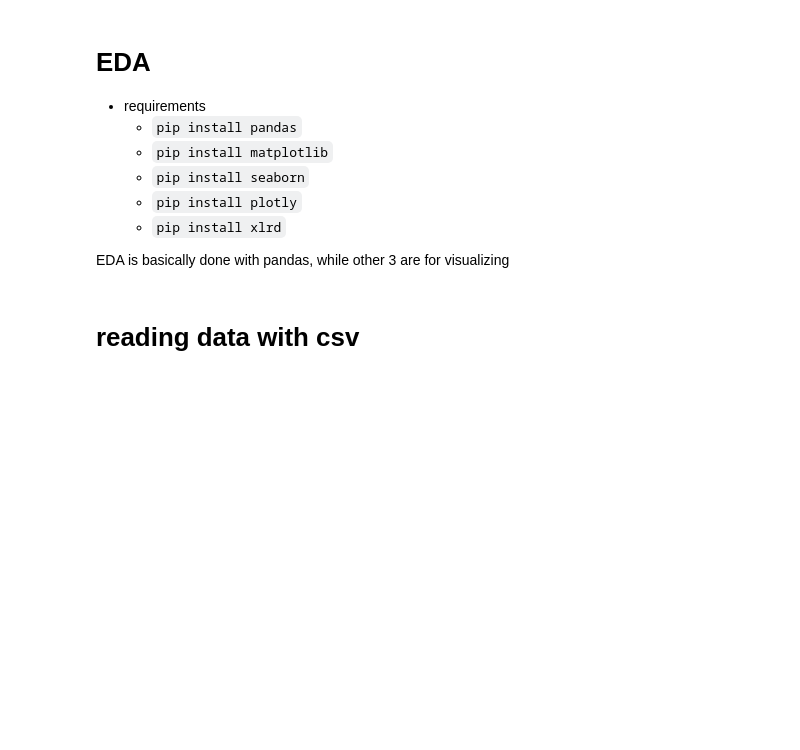
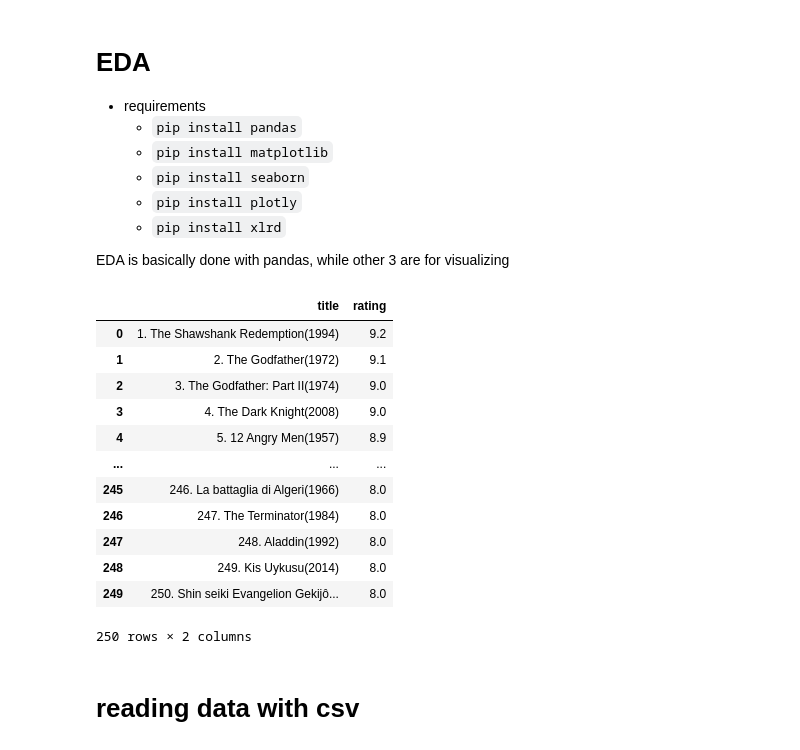
Before and after one commit to digipodium/PY_WSS_LT_29_JUL_2020, a Jupyter notebook: data_science/exploratory_data_analysis.ipynb, the cells around one changed output. Drawn from its saved outputs; the diff is of its cells as text; code cells hidden in the pictures; blank space fills up the shorter version.

```diff
--- a/data_science/exploratory_data_analysis.ipynb
+++ b/data_science/exploratory_data_analysis.ipynb
@@ -15,6 +15,22 @@ import seaborn as sns
 import plotly.express as px
 # %%
 topmovies = pd.read_excel('../top_movies_list.xlsx')
+# %%
+topmovies
+# %% [output]
+|  | title | rating |
+| 0 | 1. The Shawshank Redemption(1994) | 9.2 |
+| 1 | 2. The Godfather(1972) | 9.1 |
+| 2 | 3. The Godfather: Part II(1974) | 9.0 |
+| 3 | 4. The Dark Knight(2008) | 9.0 |
+| 4 | 5. 12 Angry Men(1957) | 8.9 |
+| ... | ... | ... |
+| 245 | 246. La battaglia di Algeri(1966) | 8.0 |
+| 246 | 247. The Terminator(1984) | 8.0 |
+| 247 | 248. Aladdin(1992) | 8.0 |
+| 248 | 249. Kis Uykusu(2014) | 8.0 |
+| 249 | 250. Shin seiki Evangelion Gekijô... | 8.0 |
+250 rows × 2 columns
 # %%
 px.line(topmovies,x='rating',hover_name='title')
 # %% [markdown]
```
Also changed, not shown: parts of 2 cells of this notebook, 1 other file.
